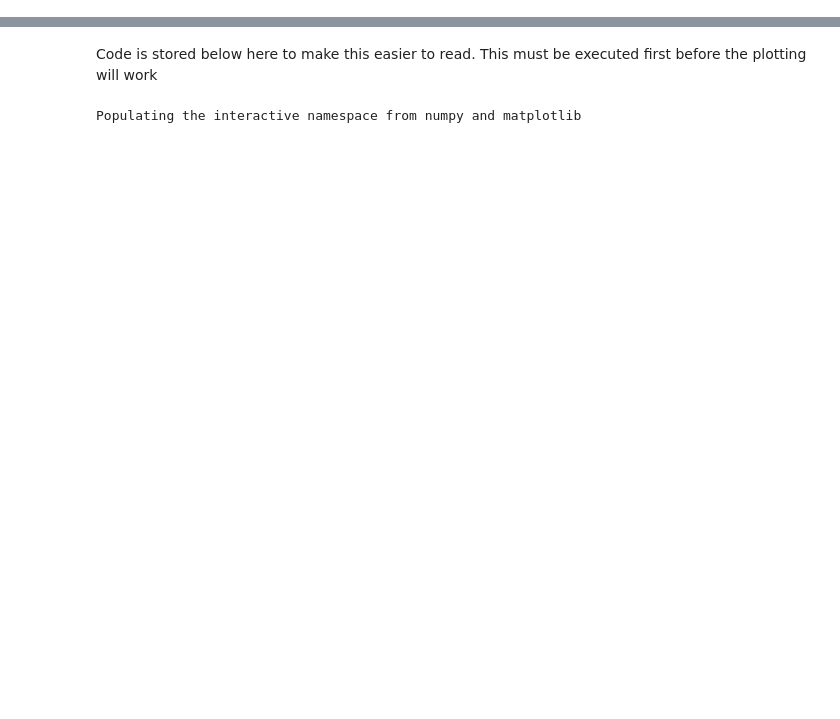
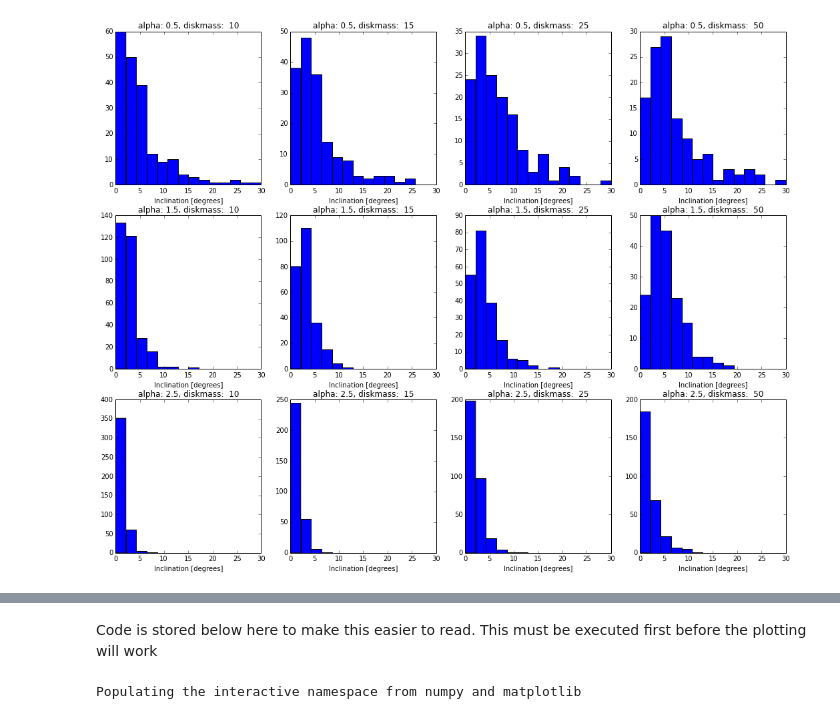
Before and after one commit to jcmoriar/STIPStability, a Jupyter notebook: discovery/Simulation planet statistics.ipynb, the cells around one changed output, grey strips where cells are left out. Drawn from its saved outputs; the diff is of its cells as text; code cells hidden in the pictures; blank space fills up the shorter version.

```diff
--- a/discovery/Simulation planet statistics.ipynb
+++ b/discovery/Simulation planet statistics.ipynb
@@ -21,0 +19,4 @@ plot_inclination_distribution_by_mass_and_alpha(data)
+# %%
+plot("i", alpha=[0.5, 1.5, 2.5], diskmass=[10,15,25,50])
+# %% [output]
+[figure, added]
```
Also changed, not shown: parts of 24 cells of this notebook, 1 other file.
